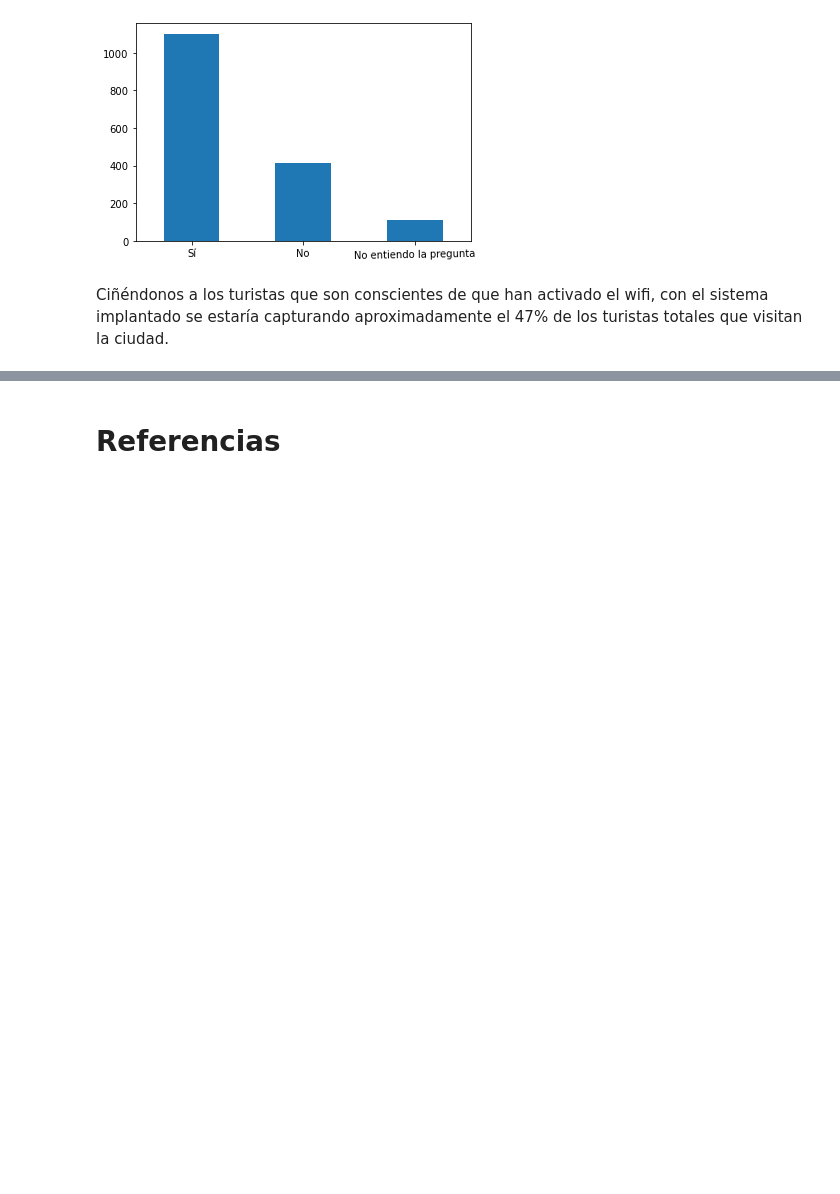
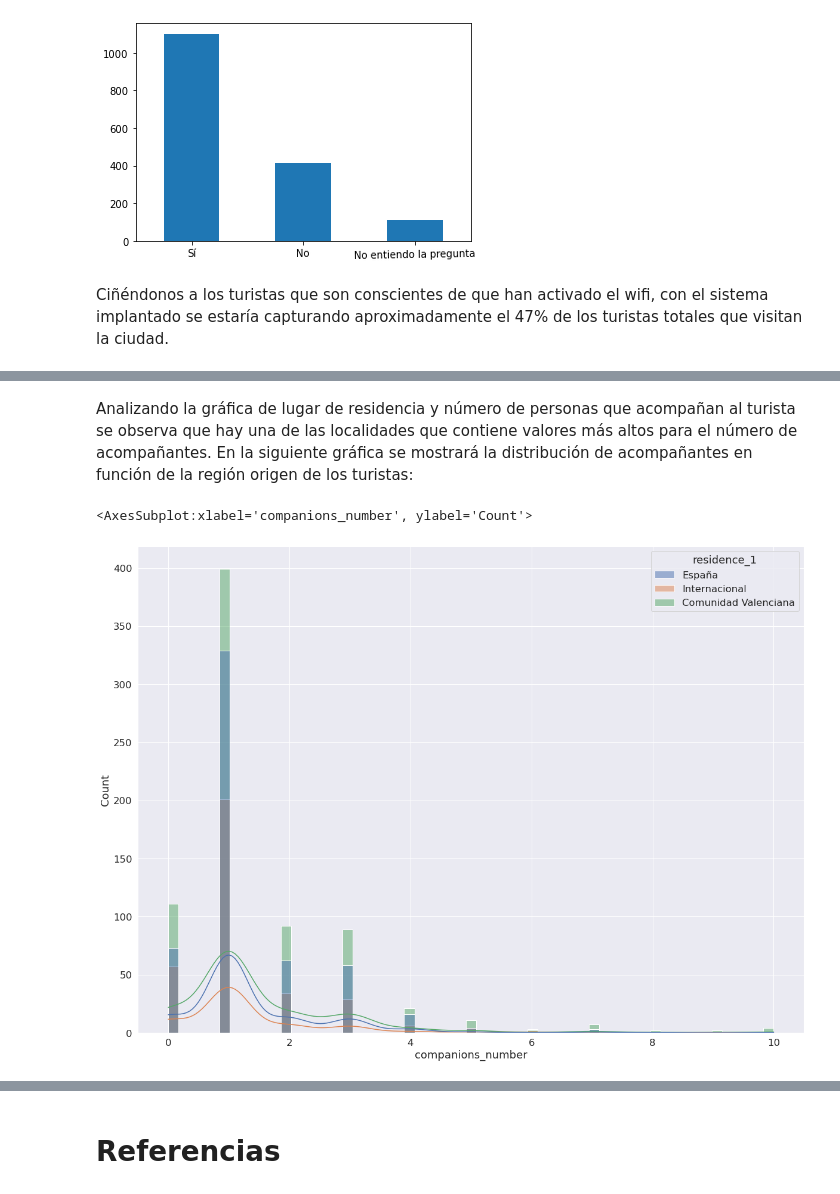
Before and after one commit to luperezsal/AlcoiTourist, a Jupyter notebook: Proyecto3_2.ipynb, the cells around one changed output, grey strips where cells are left out. Cells and saved outputs as stored; diff of their text form; code cells hidden in the pictures; blank space fills up the shorter version.

```diff
--- a/Proyecto3_2.ipynb
+++ b/Proyecto3_2.ipynb
@@ -224,0 +235,11 @@ Name: residence_1, dtype: int64
+# %% [markdown]
+Analizando la gráfica de lugar de residencia y número de personas que acompañan al turista se observa que hay una de las localidades que contiene valores más altos para el número de acompañantes. En la siguiente gráfica se mostrará la distribución de acompañantes en función de la región origen de los turistas:
+# %%
+aux = quiz_df[quiz_df['residence_1'] != 'Alcoi']
+
+sns.set(font_scale = 1.5)
+plt.figure(figsize=(20,15))
+sns.histplot(data=aux, x="companions_number", hue="residence_1", kde=True)
+# %% [output]
+<AxesSubplot:xlabel='companions_number', ylabel='Count'>
+[figure, added]
```
Also changed, not shown: parts of 6 cells of this notebook.
